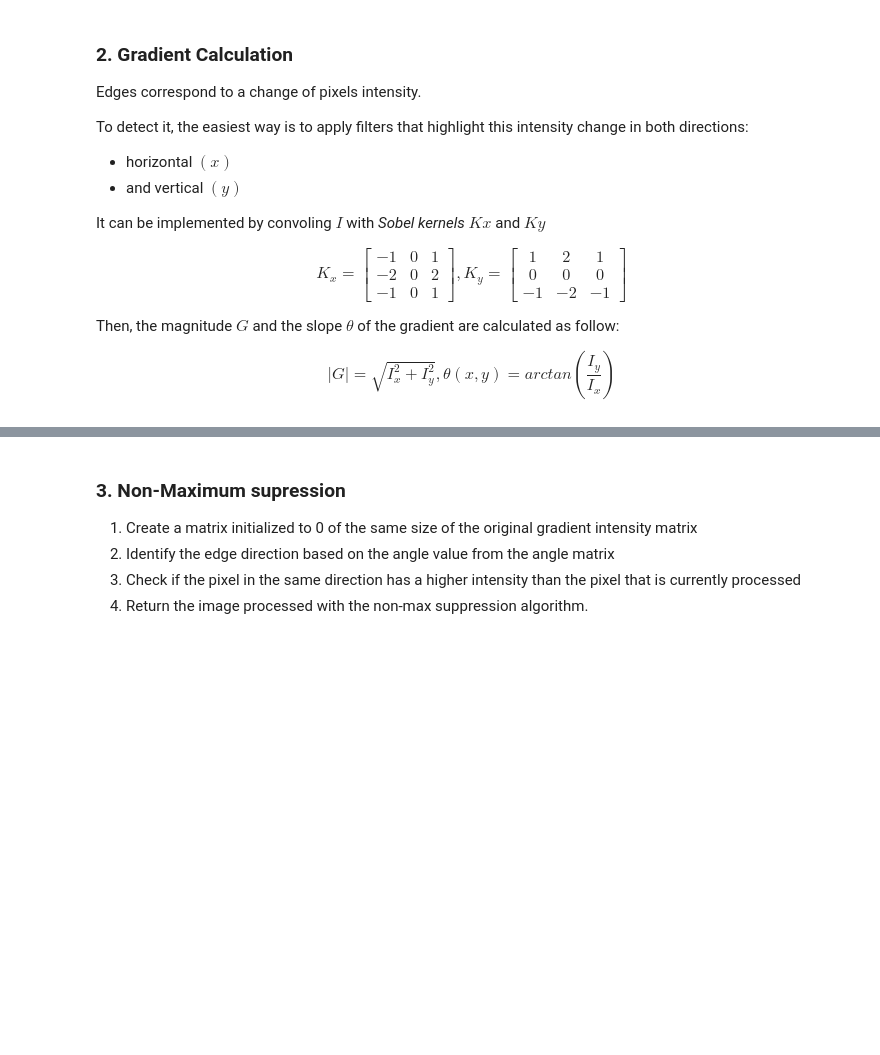
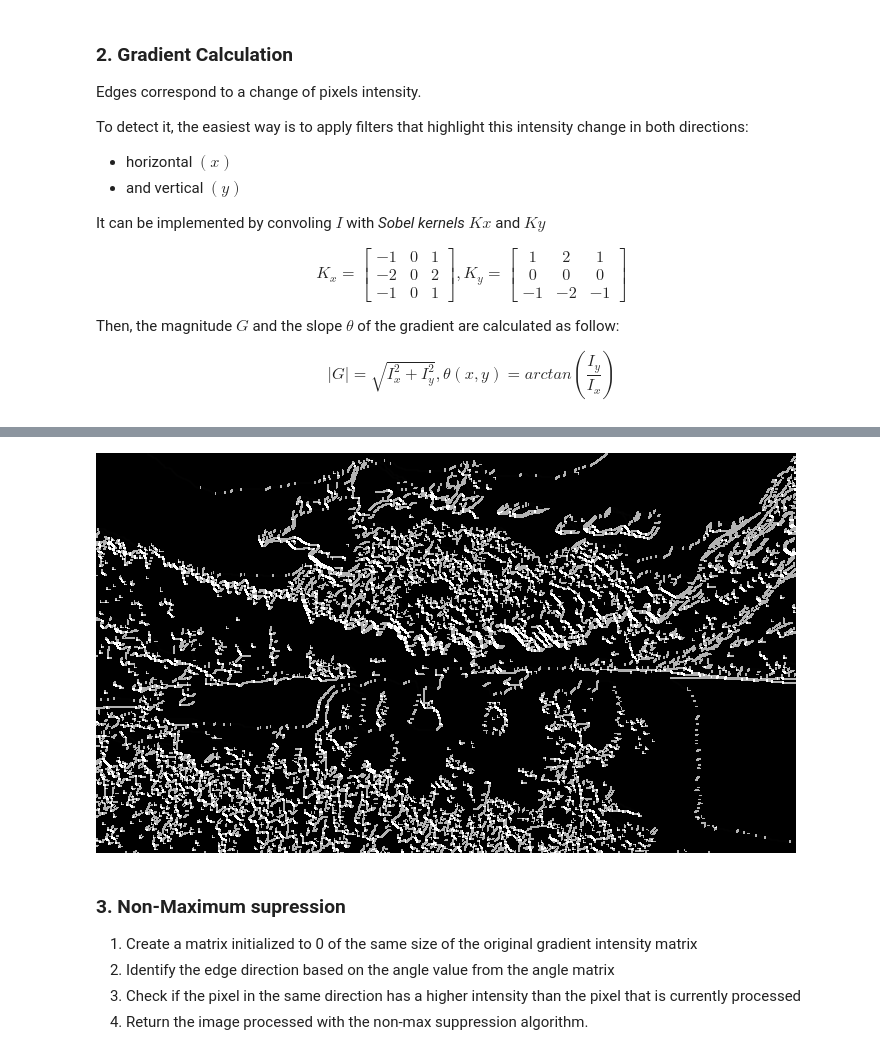
Before and after one commit to aalr007/VisionComputacional, a Jupyter notebook: 6.4_sobel_canny_edge_detection.ipynb, the cells around one changed output, grey strips where cells are left out. Cells and saved outputs as stored; diff of their text form; code cells hidden in the pictures; blank space fills up the shorter version.

```diff
--- a/6.4_sobel_canny_edge_detection.ipynb
+++ b/6.4_sobel_canny_edge_detection.ipynb
@@ -206,3 +210,8 @@ plt.imshow(G, cmap="gray")
+# %%
+from google.colab.patches import cv2_imshow
+cv2_imshow(G)
+# %% [output]
+[figure, added]
 # %% [markdown]
 ### 3. Non-Maximum supression
 
```
Also changed, not shown: parts of 7 cells of this notebook, 1 other file.
